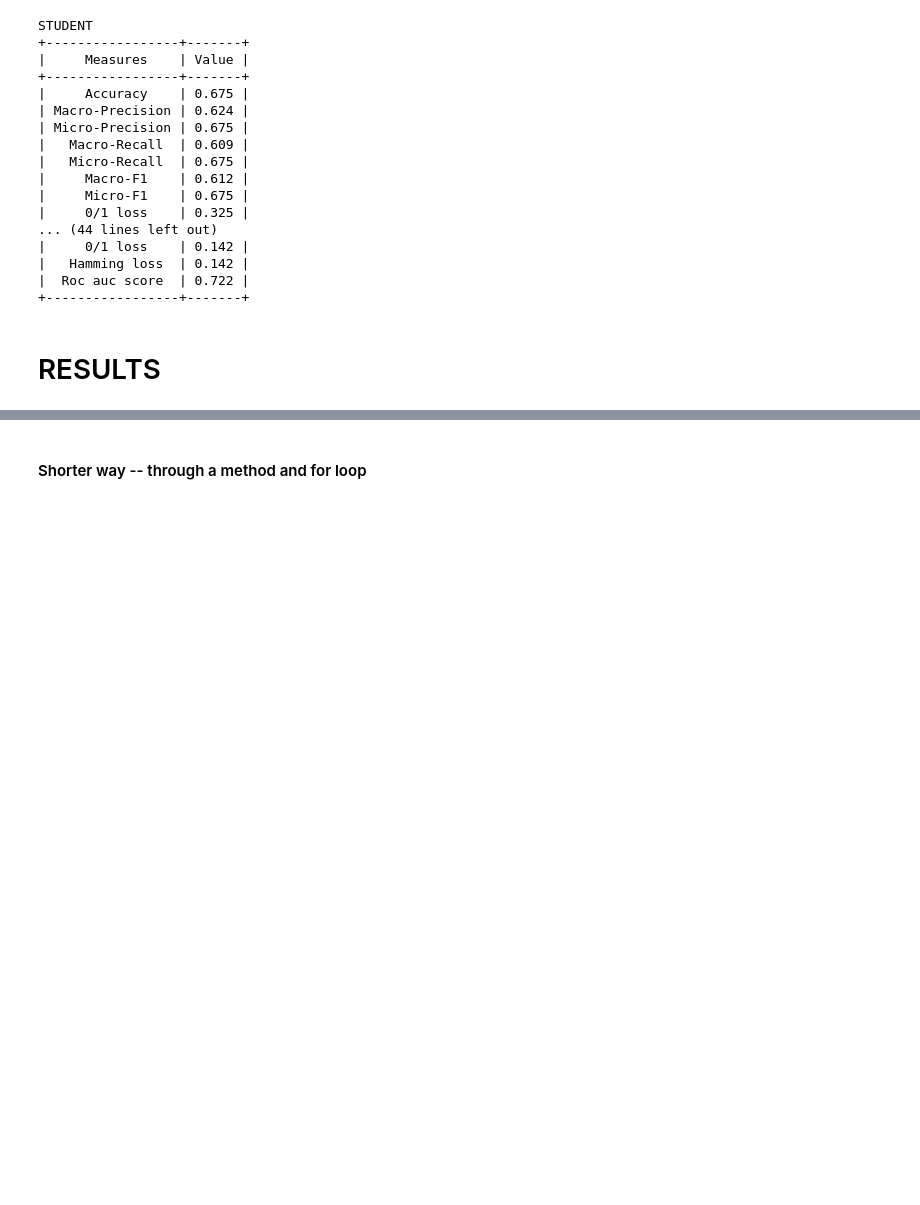
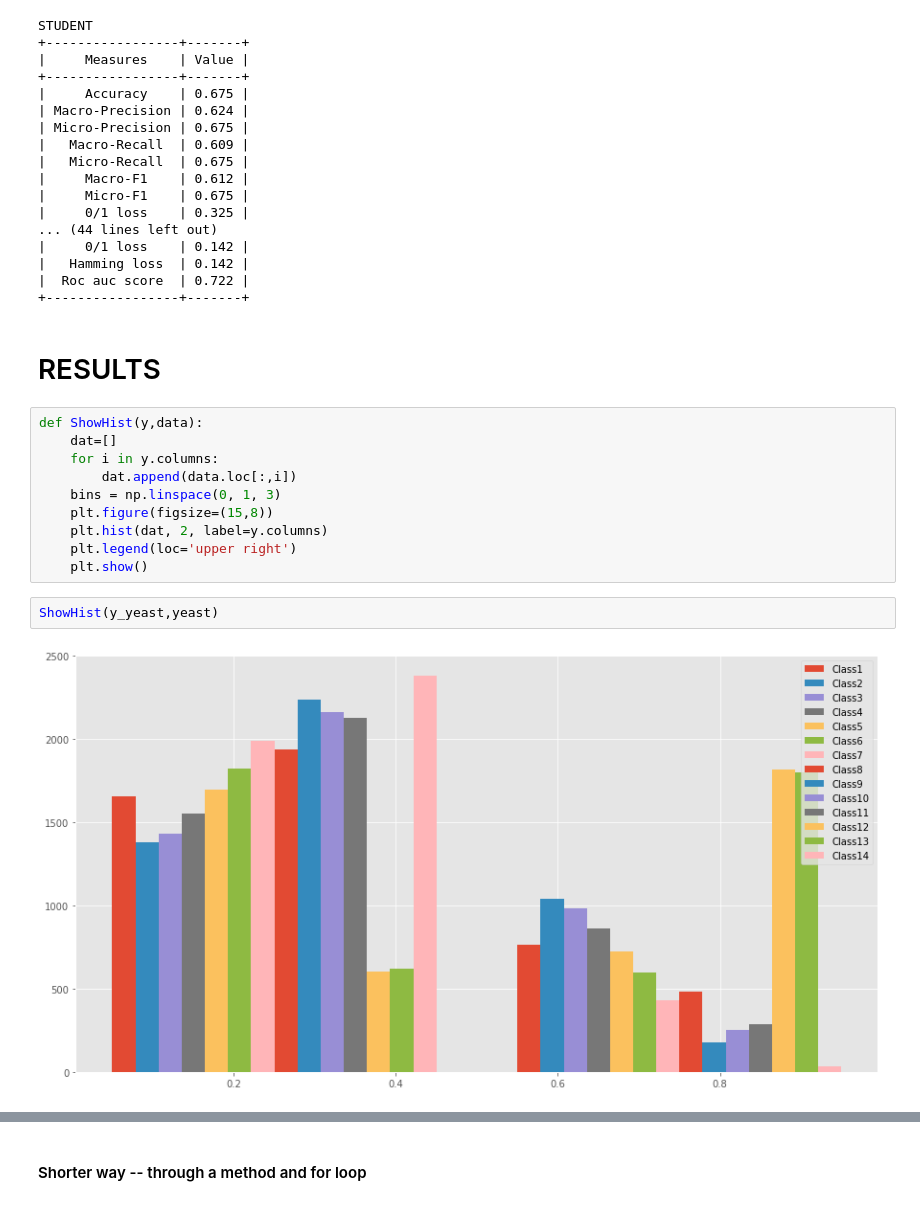
Before and after one commit to dusicastepic/Multi-label-classification-, a Jupyter notebook: MLC - proba.ipynb, the cells around one changed output, grey strips where cells are left out. Saved outputs shown, nothing was run; the diff lists cells and outputs as text; blank space fills up the shorter version.

Commit message:
Add files via upload
-Added hist plot to see if imbalance of datasets has any influence on results

```diff
--- a/MLC - proba.ipynb
+++ b/MLC - proba.ipynb
@@ -1265,3 +1265,17 @@ STUDENT
 +-----------------+-------+
 # %% [markdown]
 # RESULTS
+# %%
+def ShowHist(y,data):
+    dat=[]
+    for i in y.columns:
+        dat.append(data.loc[:,i])
+    bins = np.linspace(0, 1, 3)
+    plt.figure(figsize=(15,8))
+    plt.hist(dat, 2, label=y.columns)
+    plt.legend(loc='upper right')
+    plt.show()
+# %%
+ShowHist(y_yeast,yeast)
+# %% [output]
+[figure, added]
```
Also changed, not shown: parts of 17 cells of this notebook.
